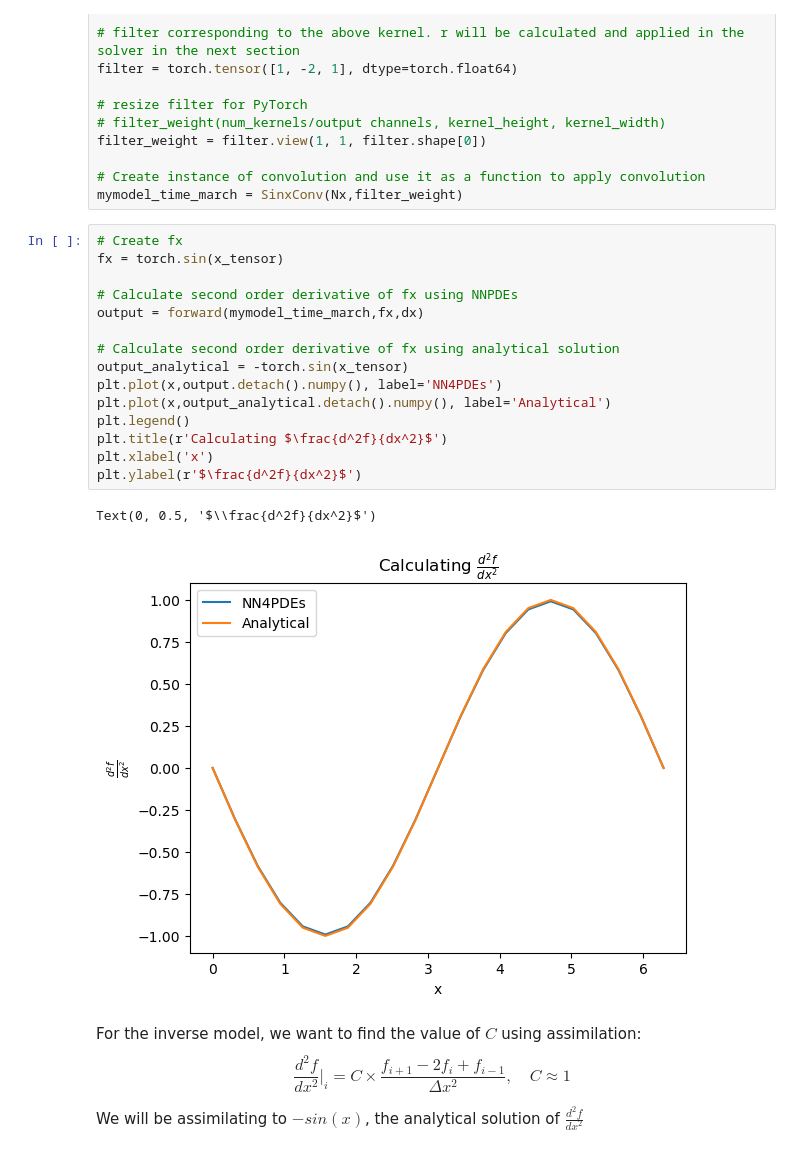
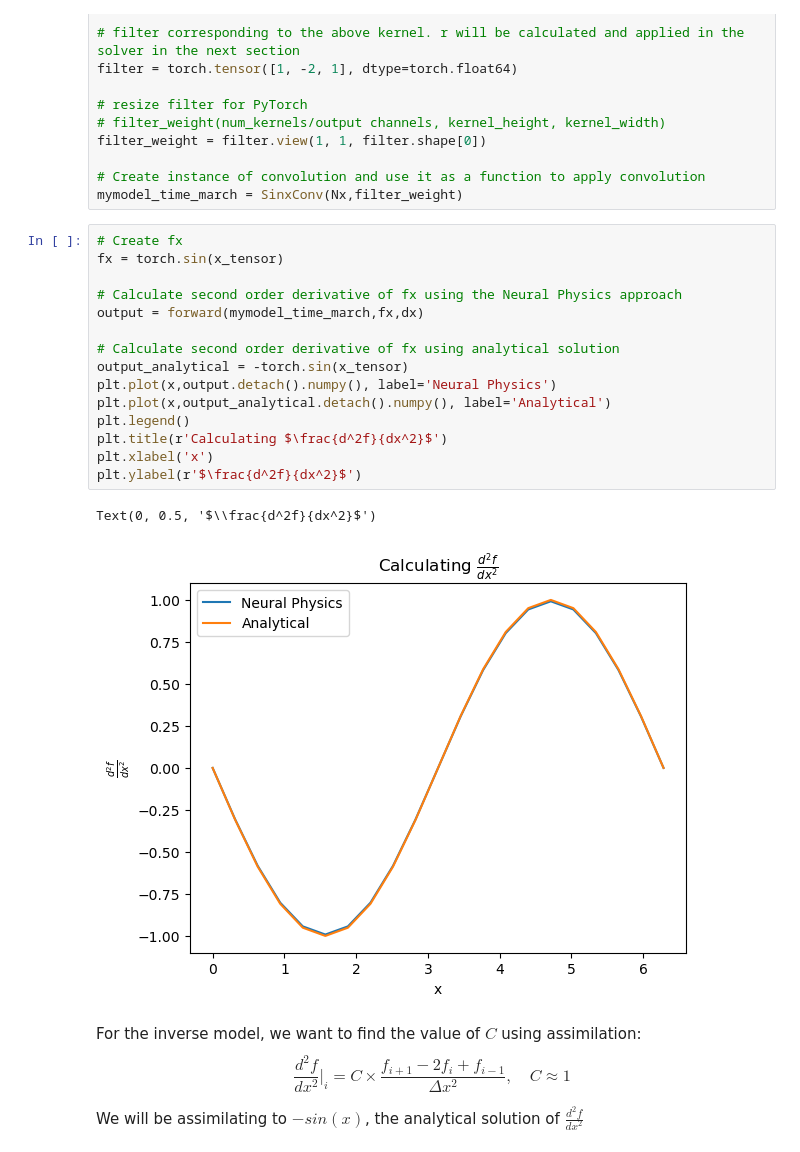
Before and after one commit to RuiyueH/Solving-LSM-with-Neural-Physics, a Jupyter notebook: Sample code.ipynb, the cells around one changed output. Drawn from its saved outputs; the diff is of its cells as text.

```diff
--- a/Sample code.ipynb
+++ b/Sample code.ipynb
@@ -73,21 +73,21 @@ mymodel_time_march = SinxConv(Nx,filter_weight)
 # %%
 # Create fx
 fx = torch.sin(x_tensor)
 
-# Calculate second order derivative of fx using NNPDEs
+# Calculate second order derivative of fx using the Neural Physics approach
 output = forward(mymodel_time_march,fx,dx)
 
 # Calculate second order derivative of fx using analytical solution
 output_analytical = -torch.sin(x_tensor)
-plt.plot(x,output.detach().numpy(), label='NN4PDEs')
+plt.plot(x,output.detach().numpy(), label='Neural Physics')
 plt.plot(x,output_analytical.detach().numpy(), label='Analytical')
 plt.legend()
 plt.title(r'Calculating $\frac{d^2f}{dx^2}$')
 plt.xlabel('x')
 plt.ylabel(r'$\frac{d^2f}{dx^2}$')
 # %% [output]
 Text(0, 0.5, '$\\frac{d^2f}{dx^2}$')
-[figure, old version]
+[figure, new version]
 # %% [markdown]
 For the inverse model, we want to find the value of $C$ using assimilation: $$ \frac{d^2f}{dx^2}\Bigr|_i = C \times \frac{f_{i+1} - 2f_{i} + f_{i-1}}{\Delta x^2}, \quad C \approx 1 $$
 
```
Also changed, not shown: parts of 1 cell of this notebook, 4 other files.
